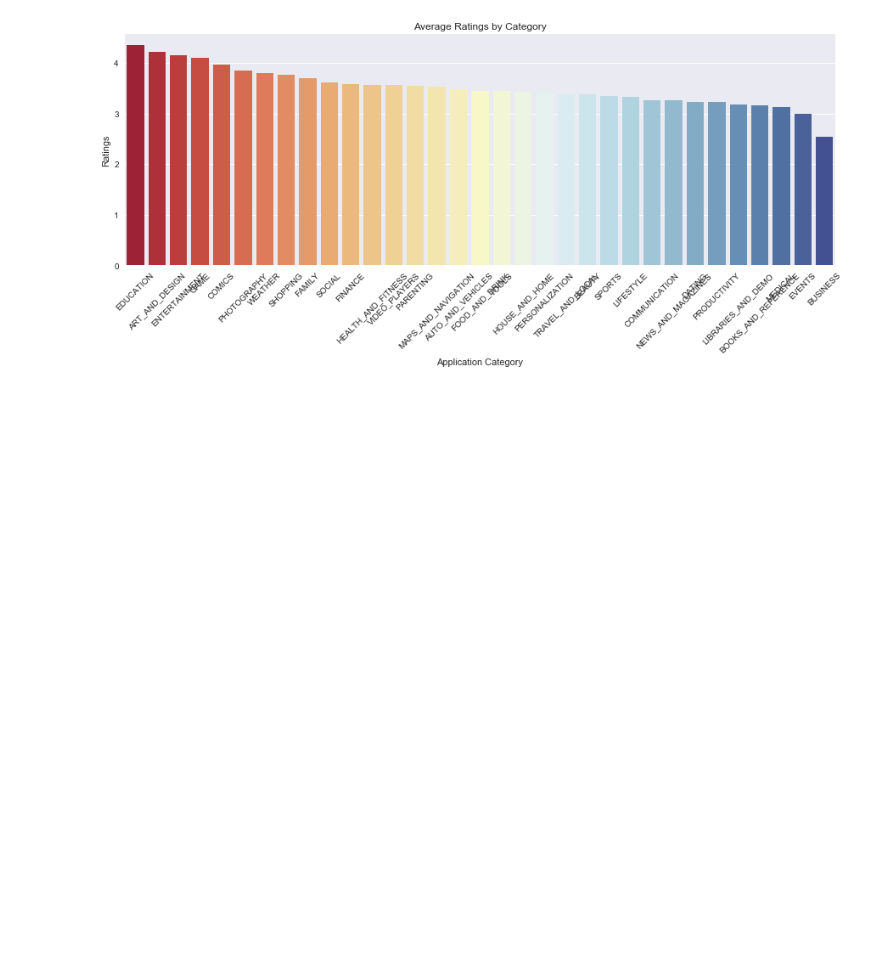
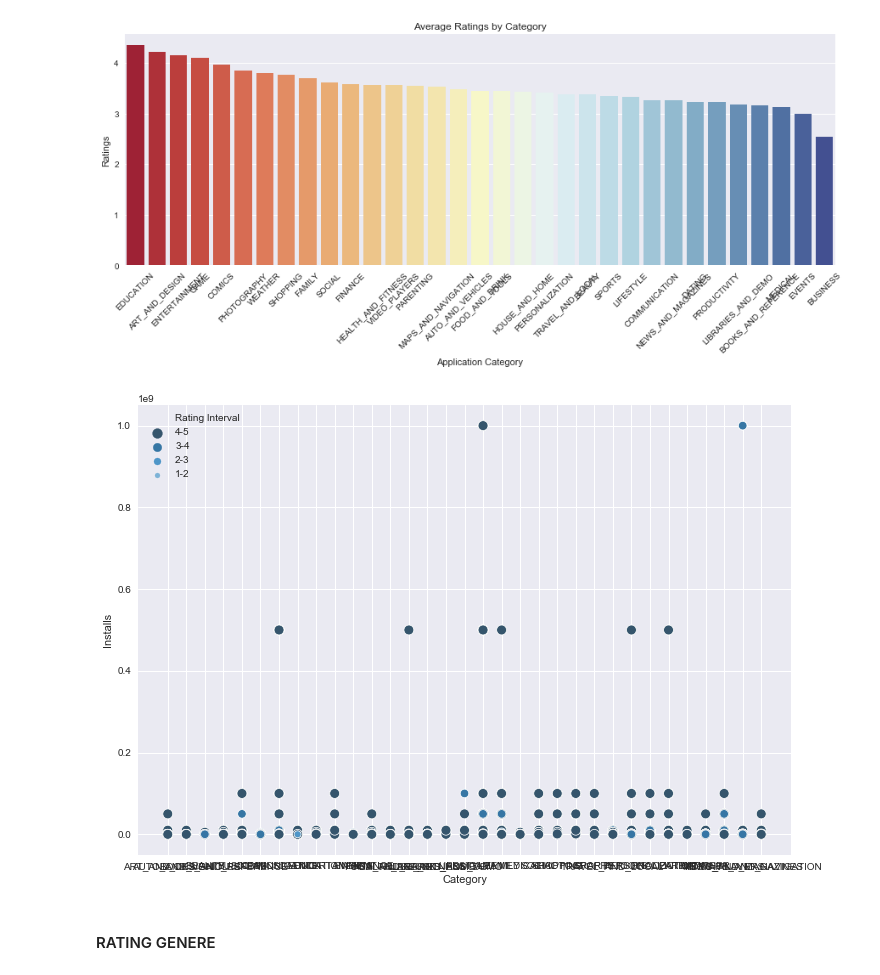
Before and after one commit to sherylwithans/potential-waddle, a Jupyter notebook: app_data_cleaning_final.ipynb, the cells around one changed output. Drawn from its saved outputs; the diff is of its cells as text; code cells hidden in the pictures; blank space fills up the shorter version.

```diff
--- a/app_data_cleaning_final.ipynb
+++ b/app_data_cleaning_final.ipynb
@@ -491,3 +522,27 @@ plt.title('Average Ratings by Category')
 plt.show()
 # %% [output]
 [figure]
+# %%
+#划 1-2 2-3 3-4 4-5
+df['Rating Interval'] = np.where(df['Rating'] <= 2, '1-2',
+                                 (np.where(df['Rating'] <= 3, '2-3',
+                                           (np.where(df['Rating'] <= 4, '3-4', '4-5')))))
+# %%
+import seaborn as sns
+from matplotlib import pyplot
+a4_dims = (11.7, 8.27)
+fig, ax = pyplot.subplots(figsize=a4_dims)
+
+x = df['Category']
+y = df['Installs']
+# z = df['Installs']
+# p = df['Reviews'][df.Reviews!=0]
+t = df['Rating Interval']
+#cmap = sns.cubehelix_palette(dark=.3, light=.8, as_cmap=True)
+q = sns.scatterplot(x="Category", y="Installs",
+                      hue=t , size=t,palette = 'Blues_d',
+                      legend="full", data=df, ax = ax)
+# %% [output]
+[figure, added]
+# %% [markdown]
+#### RATING GENERE
```
Also changed, not shown: parts of 7 cells of this notebook, 1 other file.
